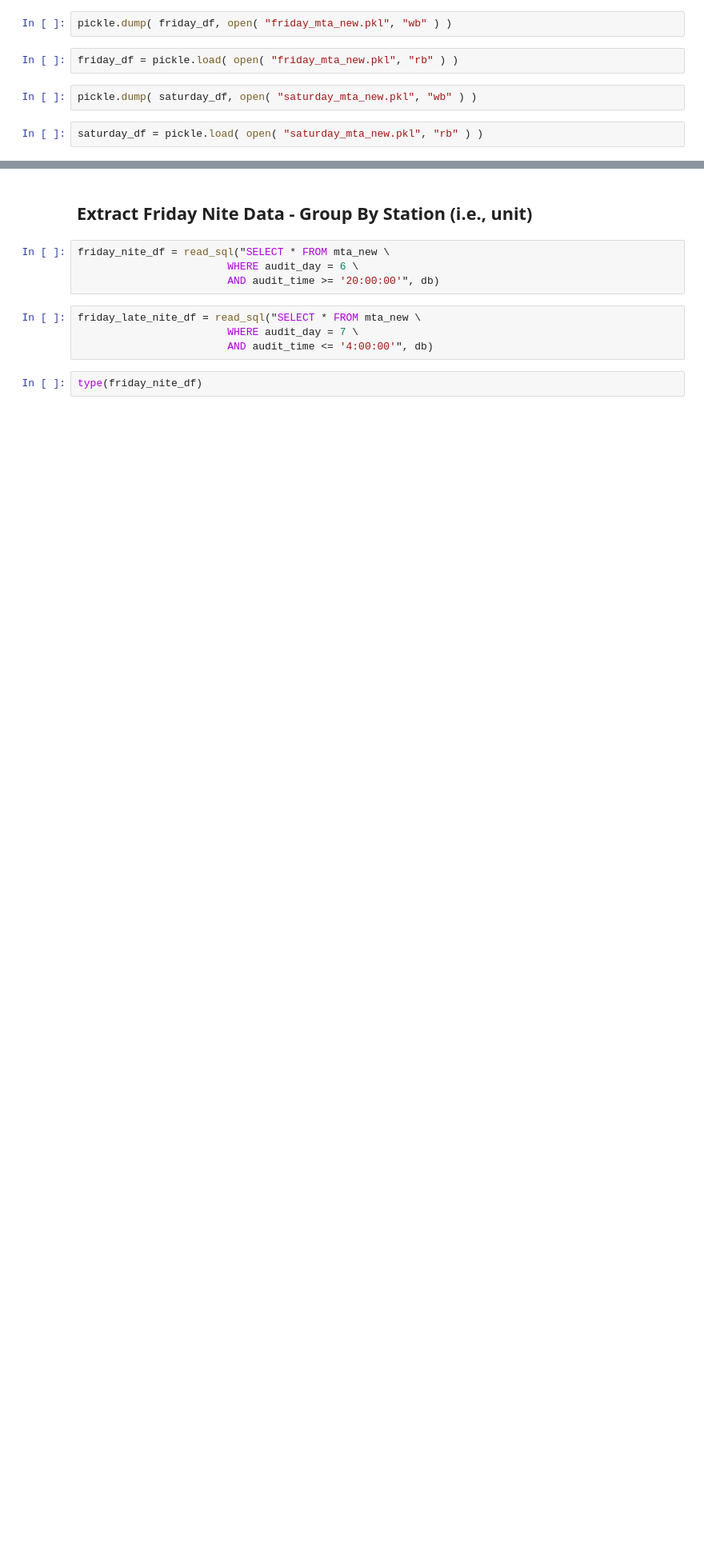
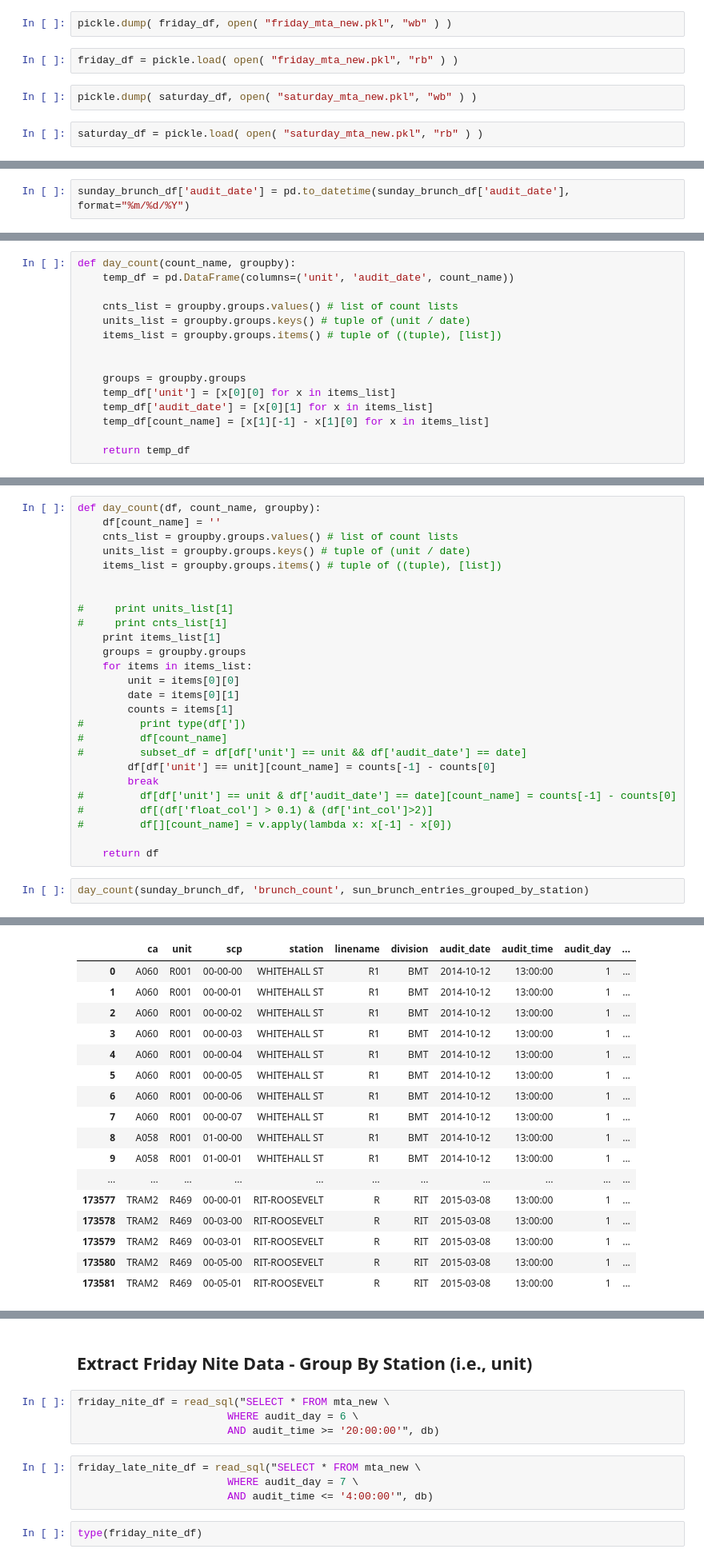
Before and after one commit to JessicaFreaner/Gentrification, a Jupyter notebook: Kojak_MTA_MySQL_2.ipynb, the cells around one changed output, grey strips where cells are left out. Shown at 80% size. Drawn from its saved outputs; the diff is of its cells as text; blank space fills up the shorter version.

Commit message:
Add Brunch Count logic

```diff
--- a/Kojak_MTA_MySQL_2.ipynb
+++ b/Kojak_MTA_MySQL_2.ipynb
@@ -175,0 +261,2 @@ saturday_df = pickle.load( open( "saturday_mta_new.pkl", "rb" ) )
+# %%
+sunday_brunch_df['audit_date'] = pd.to_datetime(sunday_brunch_df['audit_date'], format="%m/%d/%Y")
@@ -175,0 +440,15 @@ saturday_df = pickle.load( open( "saturday_mta_new.pkl", "rb" ) )
+# %%
+def day_count(count_name, groupby):
+    temp_df = pd.DataFrame(columns=('unit', 'audit_date', count_name))
+
+    cnts_list = groupby.groups.values() # list of count lists
+    units_list = groupby.groups.keys() # tuple of (unit / date)
+    items_list = groupby.groups.items() # tuple of ((tuple), [list])
+
+
+    groups = groupby.groups
+    temp_df['unit'] = [x[0][0] for x in items_list]
+    temp_df['audit_date'] = [x[0][1] for x in items_list]
+    temp_df[count_name] = [x[1][-1] - x[1][0] for x in items_list]
+
+    return temp_df
@@ -175,0 +478,29 @@ saturday_df = pickle.load( open( "saturday_mta_new.pkl", "rb" ) )
+# %%
+def day_count(df, count_name, groupby):
+    df[count_name] = ''
+    cnts_list = groupby.groups.values() # list of count lists
+    units_list = groupby.groups.keys() # tuple of (unit / date)
+    items_list = groupby.groups.items() # tuple of ((tuple), [list])
+
+
+#     print units_list[1]
+#     print cnts_list[1]
+    print items_list[1]
+    groups = groupby.groups
+    for items in items_list:
+        unit = items[0][0]
+        date = items[0][1]
+        counts = items[1]
+#         print type(df['])
+#         df[count_name]
+#         subset_df = df[df['unit'] == unit && df['audit_date'] == date]
+        df[df['unit'] == unit][count_name] = counts[-1] - counts[0]
+        break
+#         df[df['unit'] == unit & df['audit_date'] == date][count_name] = counts[-1] - counts[0]
+#         df[(df['float_col'] > 0.1) & (df['int_col']>2)]
+#         df[][count_name] = v.apply(lambda x: x[-1] - x[0])
+
+    return df
+# %%
+day_count(sunday_brunch_df, 'brunch_count', sun_brunch_entries_grouped_by_station)
+# %% [output]
@@ -175,0 +508,17 @@ saturday_df = pickle.load( open( "saturday_mta_new.pkl", "rb" ) )
+|  | ca | unit | scp | station | linename | division | audit_date | audit_time | audit_day | ... |
+| 0 | A060 | R001 | 00-00-00 | WHITEHALL ST | R1 | BMT | 2014-10-12 | 13:00:00 | 1 | ... |
+| 1 | A060 | R001 | 00-00-01 | WHITEHALL ST | R1 | BMT | 2014-10-12 | 13:00:00 | 1 | ... |
+| 2 | A060 | R001 | 00-00-02 | WHITEHALL ST | R1 | BMT | 2014-10-12 | 13:00:00 | 1 | ... |
+| 3 | A060 | R001 | 00-00-03 | WHITEHALL ST | R1 | BMT | 2014-10-12 | 13:00:00 | 1 | ... |
+| 4 | A060 | R001 | 00-00-04 | WHITEHALL ST | R1 | BMT | 2014-10-12 | 13:00:00 | 1 | ... |
+| 5 | A060 | R001 | 00-00-05 | WHITEHALL ST | R1 | BMT | 2014-10-12 | 13:00:00 | 1 | ... |
+| 6 | A060 | R001 | 00-00-06 | WHITEHALL ST | R1 | BMT | 2014-10-12 | 13:00:00 | 1 | ... |
+| 7 | A060 | R001 | 00-00-07 | WHITEHALL ST | R1 | BMT | 2014-10-12 | 13:00:00 | 1 | ... |
+| 8 | A058 | R001 | 01-00-00 | WHITEHALL ST | R1 | BMT | 2014-10-12 | 13:00:00 | 1 | ... |
+| 9 | A058 | R001 | 01-00-01 | WHITEHALL ST | R1 | BMT | 2014-10-12 | 13:00:00 | 1 | ... |
+| ... | ... | ... | ... | ... | ... | ... | ... | ... | ... | ... |
+| 173577 | TRAM2 | R469 | 00-00-01 | RIT-ROOSEVELT | R | RIT | 2015-03-08 | 13:00:00 | 1 | ... |
+| 173578 | TRAM2 | R469 | 00-03-00 | RIT-ROOSEVELT | R | RIT | 2015-03-08 | 13:00:00 | 1 | ... |
+| 173579 | TRAM2 | R469 | 00-03-01 | RIT-ROOSEVELT | R | RIT | 2015-03-08 | 13:00:00 | 1 | ... |
+| 173580 | TRAM2 | R469 | 00-05-00 | RIT-ROOSEVELT | R | RIT | 2015-03-08 | 13:00:00 | 1 | ... |
+| 173581 | TRAM2 | R469 | 00-05-01 | RIT-ROOSEVELT | R | RIT | 2015-03-08 | 13:00:00 | 1 | ... |
```
Also changed, not shown: parts of 39 cells of this notebook.
